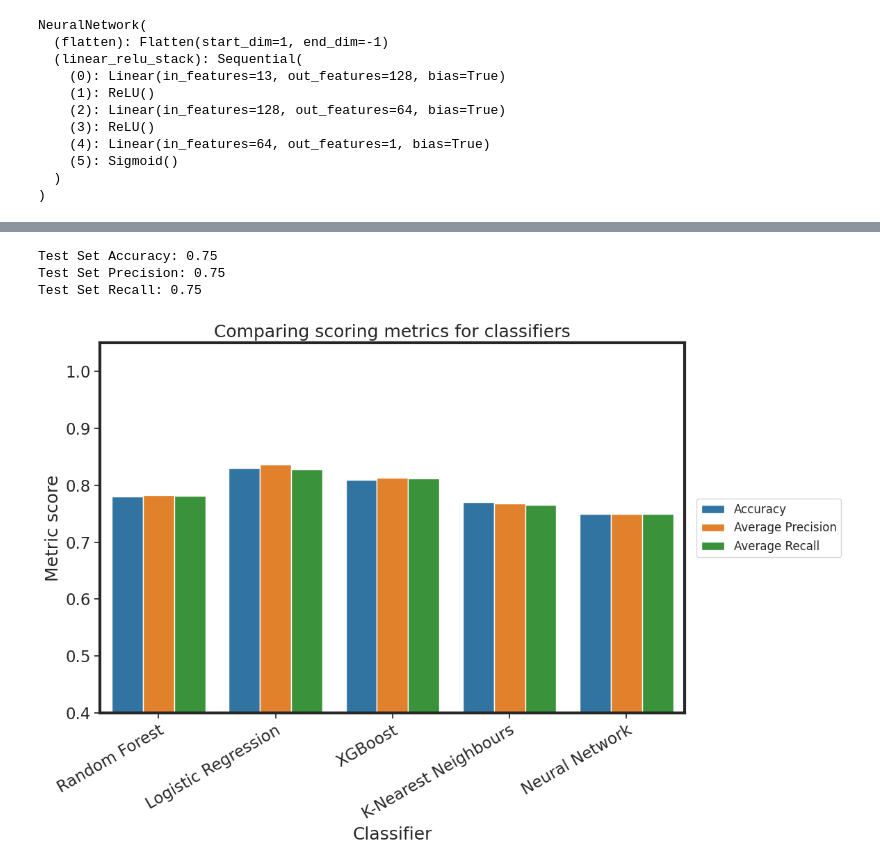
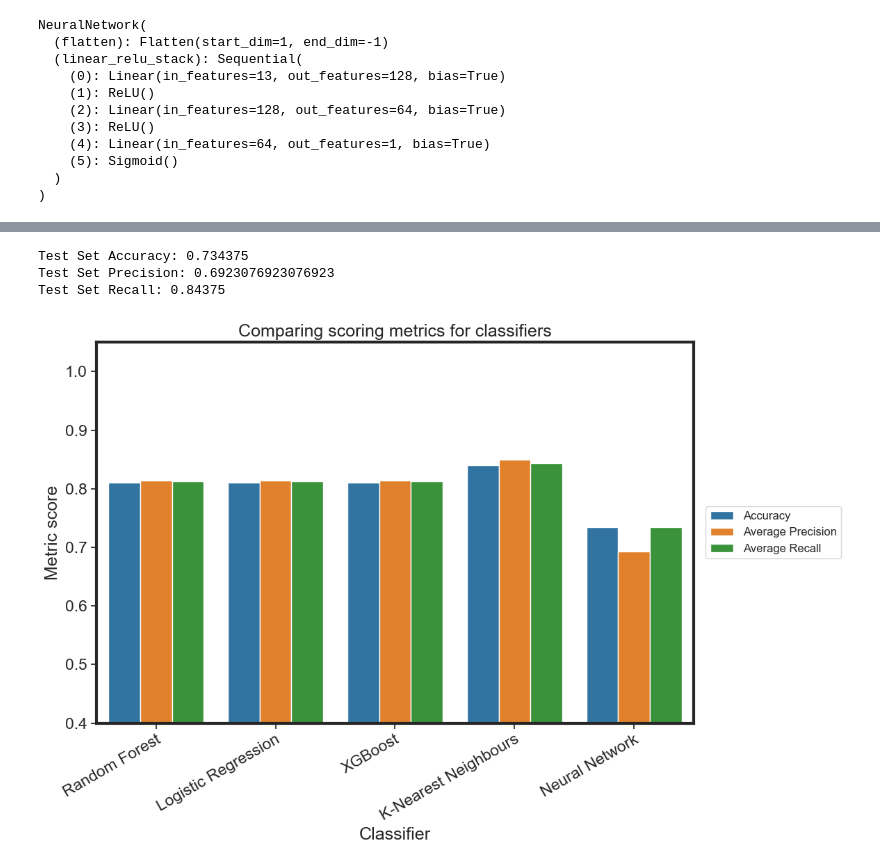
Before and after one commit to shrsai123/Heart_Disease_Prediction, a Jupyter notebook: code/Heart_Disease_Prediction.ipynb, the cells around one changed output, grey strips where cells are left out. Cells and saved outputs as stored; diff of their text form; code cells hidden in the pictures.

```diff
--- a/code/Heart_Disease_Prediction.ipynb
+++ b/code/Heart_Disease_Prediction.ipynb
@@ -11,7 +36,6 @@ from sklearn.preprocessing import StandardScaler
 from sklearn.neighbors import KNeighborsClassifier
 from sklearn.ensemble import RandomForestClassifier
 from sklearn.linear_model import LogisticRegression
-import lightgbm as lgbm
 from sklearn.svm import SVC
 import xgboost as xgb
 import torch
@@ -29,7 +53,7 @@ from sklearn.metrics import confusion_matrix
 from sklearn.model_selection import cross_val_score
 from sklearn.model_selection import RandomizedSearchCV, GridSearchCV
 
-df = pd.read_csv("framingham.csv")
+df = pd.read_csv("../raw_data/raw_Framingham/framingham.csv")
 #check if the dataset is loaded
 df.head()
 # %% [output]
@@ -599,10 +606,9 @@ shap.force_plot(explainer_knn.expected_value[0], shap_values[:, 0], X_test.iloc[
 WARNING:shap:Using 4961 background data samples could cause slower run times. Consider using shap.sample(data, K) or shap.kmeans(data, K) to summarize the background as K samples.
 [figure]
 # %%
-
 all_recall_acc_scores = {
     'Classifier':['Random Forest', 'Logistic Regression','XGBoost','K-Nearest Neighbours','Neural Network'],
-    'Accuracy':[0.88,0.67,0.91,0.82,0.8082191780821918],
+    'Accuracy':[0.88,0.67,0.90,0.82,0.806607574536664],
     "Average Precision":[randfor_avg_precision_score,logistic_avg_precision_score, xgboost_avg_precision_score, knn_avg_precision_score, nn_avg_precision],
     'Average Recall':[randfor_avg_recall_score,logistic_avg_recall_score, xgboost_avg_recall_score, knn_avg_recall_score, nn_avg_recall],
 }
@@ -1278,35 +1272,35 @@ nn_avg_precision = precision_score(y_test_np, y_pred_np, average="weighted")
 # Calculate recall
 nn_avg_recall = recall_score(y_test_np, y_pred_np, average="weighted")
 # %% [output]
-Test Set Accuracy: 0.75
-Test Set Precision: 0.75
-Test Set Recall: 0.75
+Test Set Accuracy: 0.734375
+Test Set Precision: 0.6923076923076923
+Test Set Recall: 0.84375
 # %%
 
 all_recall_acc_scores = {
     'Classifier':['Random Forest', 'Logistic Regression','XGBoost','K-Nearest Neighbours','Neural Network'],
-    'Accuracy':[0.78 ,0.83,  0.81 , 0.77,  0.75],
+    'Accuracy':[0.81 , 0.81,  0.81 , 0.84,  0.734375],
     'Average Precision':[randfor_avg_precision_score,logistic_avg_precision_score, xgboost_avg_precision_score, knn_avg_precision_score, nn_precision],
     'Average Recall':[randfor_avg_recall_score,logistic_avg_recall_score, xgboost_avg_recall_score, knn_avg_recall_score, nn_avg_recall],
 }
 
 all_recall_acc_scores = pd.DataFrame(data=all_recall_acc_scores)
 all_recall_acc_scores = pd.melt(all_recall_acc_scores, id_vars='Classifier')
 all_recall_acc_scores.rename(columns={'variable':'Metric'}, inplace=True)
 
 with sns.plotting_context("notebook", font_scale=1.5, rc={"legend.fontsize":12, "legend.title_fontsize":14}), sns.axes_style("ticks"):
     fig, axs = plt.subplots(figsize=(12,8))
     sns.barplot(data=all_recall_acc_scores, x='Classifier', y='value', hue='Metric', ax=axs)
     axs.set_xticklabels(axs.get_xticklabels(), rotation=30, horizontalalignment='right', rotation_mode='anchor')
     axs.set_ylabel('Metric score')
     axs.set_title('Comparing scoring metrics for classifiers')
     axs.set_ylim(0.40, 1.05)
     # Style it baby!
     for spine in ['left', 'top', 'right', 'bottom']:
         axs.spines[spine].set_linewidth(3),
     plt.legend(bbox_to_anchor=[1.01, 0.5], loc='center left')
     # Nothing but the classics
     plt.tight_layout()
     plt.show()
 # %% [output]
-[figure, old version]
+[figure, new version]
```
Also changed, not shown: parts of 53 cells of this notebook, 23 other files.
